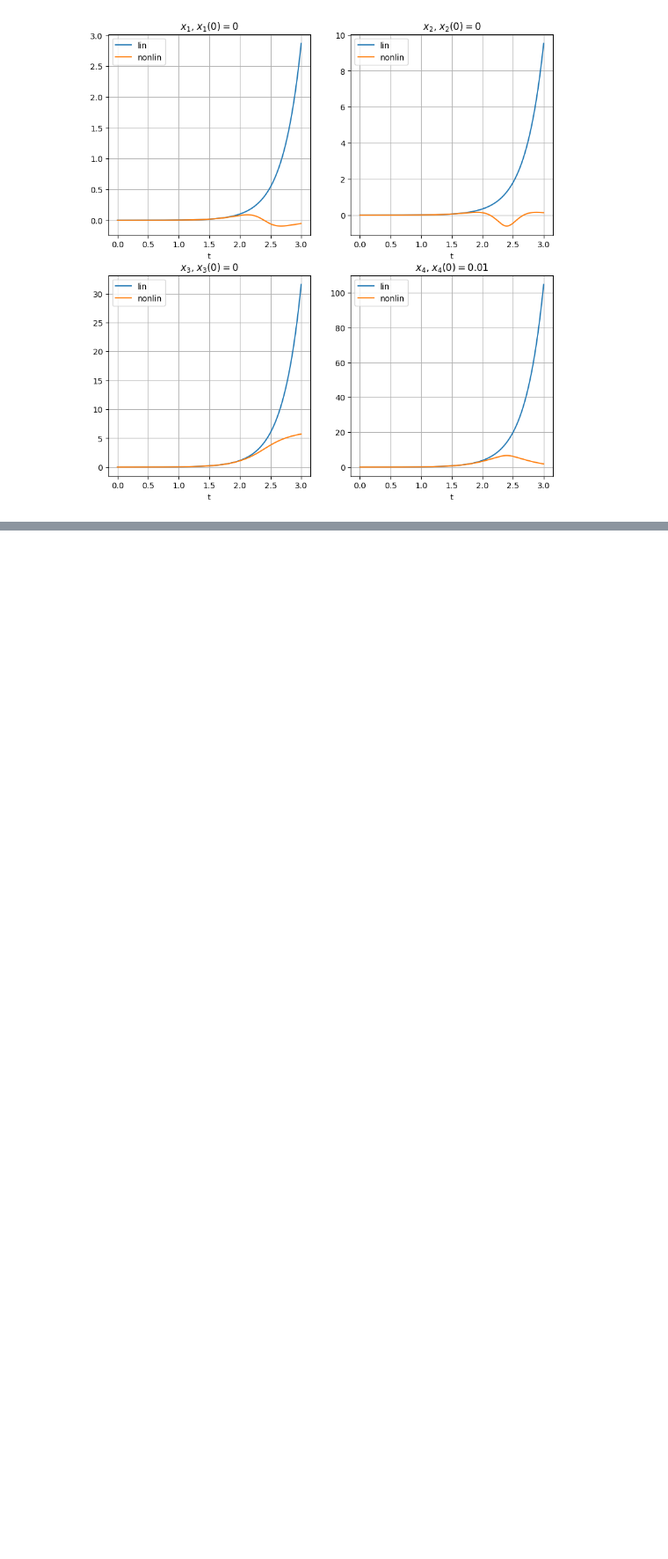
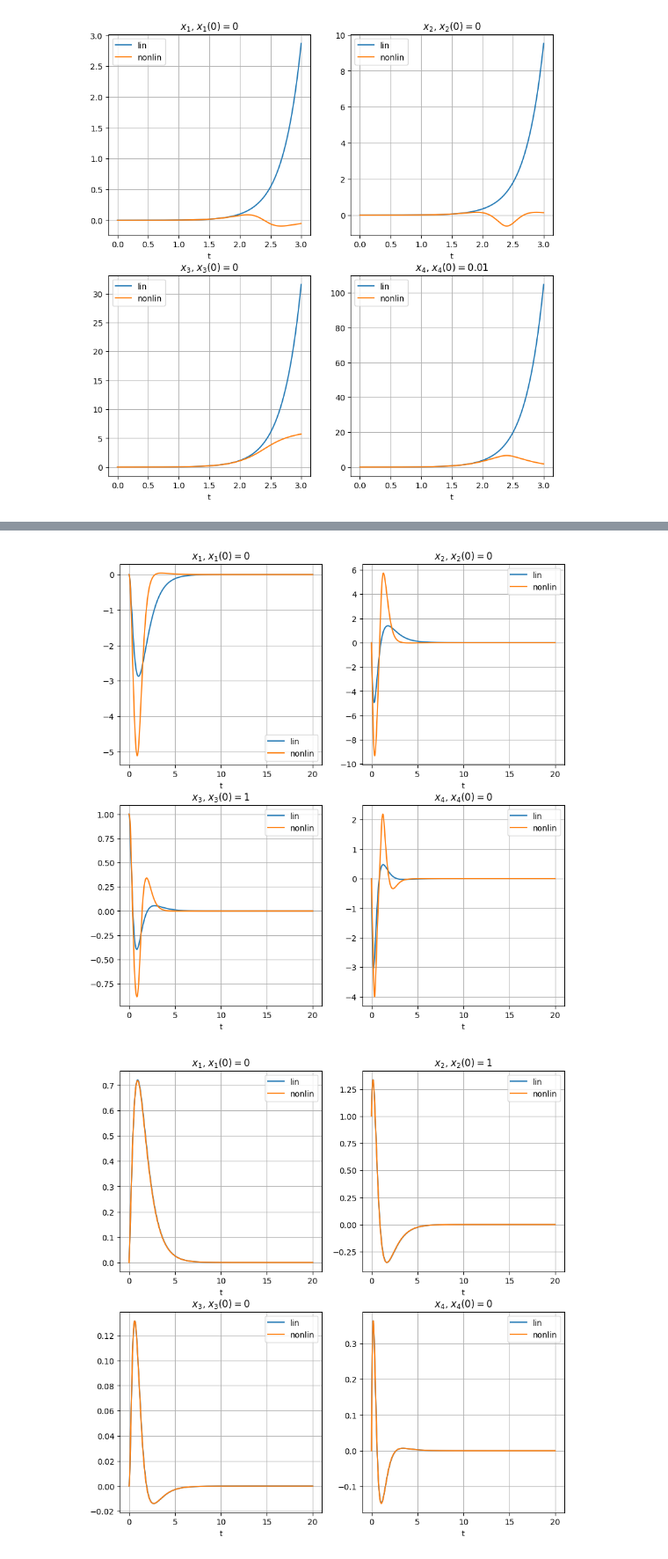
Before and after one commit to lalayants/control-theory-itmo-2023-2024, a Jupyter notebook: project/project.ipynb, the cells around one changed output, grey strips where cells are left out. Shown at 88% size. Saved outputs shown, nothing was run; the diff lists cells and outputs as text; code cells hidden in the pictures; blank space fills up the shorter version.

```diff
--- a/project/project.ipynb
+++ b/project/project.ipynb
@@ -192,0 +216,4 @@ for x0 in x0s:
+# %%
+G = np.diag([-1, -2, -3, -4])
+Y = np.ones((B.shape[1], A.shape[0]))
+K = task3_get_K(A, B, G, Y)
@@ -192,0 +228,42 @@ for x0 in x0s:
+# %%
+def up_func(t, x, u, params):
+    '''
+    u[0] -- u
+    u[1] -- f
+    '''
+    K = params.get('K', np.zeros(4))
+    u[0] = (K @ x).reshape(-1)[0]
+    return np.array([
+        x[1],
+        1 / (M + m*np.sin(x[2])**2) * (-m*l*np.sin(x[2])*x[3]**2 + m*g*np.cos(x[2])*np.sin(x[2]) + u[0] + u[1]*np.cos(x[2])/l),
+        x[3],
+        1 / (M + m*np.sin(x[2])**2) * (-m*np.cos(x[2])*np.sin(x[2])*x[3]**2 + (M+m)*g*np.sin(x[2])/l + (M+m)*g*u[1]/(m*l**2) + u[0]*np.cos(x[2])/l)
+    ])
+
+ss_non_lin = control.NonlinearIOSystem(up_func, params={"K": K})
+ss_non_lin.set_inputs(2)
+# %%
+def non_linear_compare_mod_control(ss_lin, ss_non_lin, x0, ts):
+    resp = control.initial_response(ss_lin, T=ts, X0=x0)
+    fig, ax = plt.subplots(2, 2, figsize=(10, 10))
+
+    resp_non_lin = control.input_output_response(ss_non_lin, T=ts, X0=x0, U=np.zeros((2, len(ts))))
+    for i in range(4):
+        ax[i//2, i%2].set_title(f"$x_{i+1}$, $x_{i+1}(0) = {x0[i]}$")
+        ax[i//2, i%2].plot(ts, resp.states[i], label='lin')
+        ax[i//2, i%2].plot(ts, resp_non_lin.states[i], label='nonlin')
+
+        ax[i//2, i%2].set_xlabel('t')
+        ax[i//2, i%2].grid()
+        ax[i//2, i%2].legend()
+
+        plt.savefig(f'{SAVE_PATH}/task3_1_{"_".join([str(x) for x in x0])}.jpg')
+# %%
+x0s = [[0, 0, 1, 0], [0, 1, 0, 0], [0, 0, 0, 1]]
+ts = get_t(20)
+ss_mod = control.ss(A + B @ K, np.zeros_like(A), np.zeros_like(A), np.zeros_like(A))
+for x0 in x0s:
+    non_linear_compare_mod_control(ss_mod, ss_non_lin, x0, ts)
+# %% [output]
+[figure, added]
+[figure, added]
```
Also changed, not shown: parts of 6 cells of this notebook, 3 other files.
